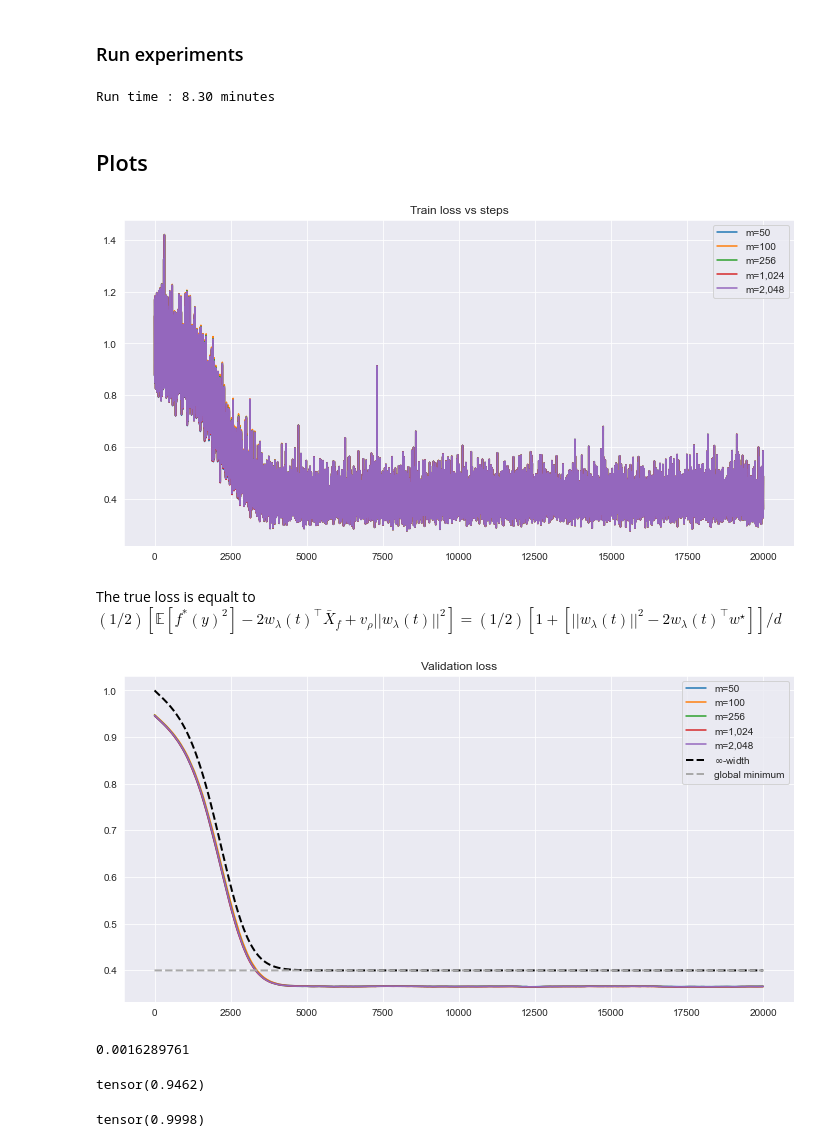
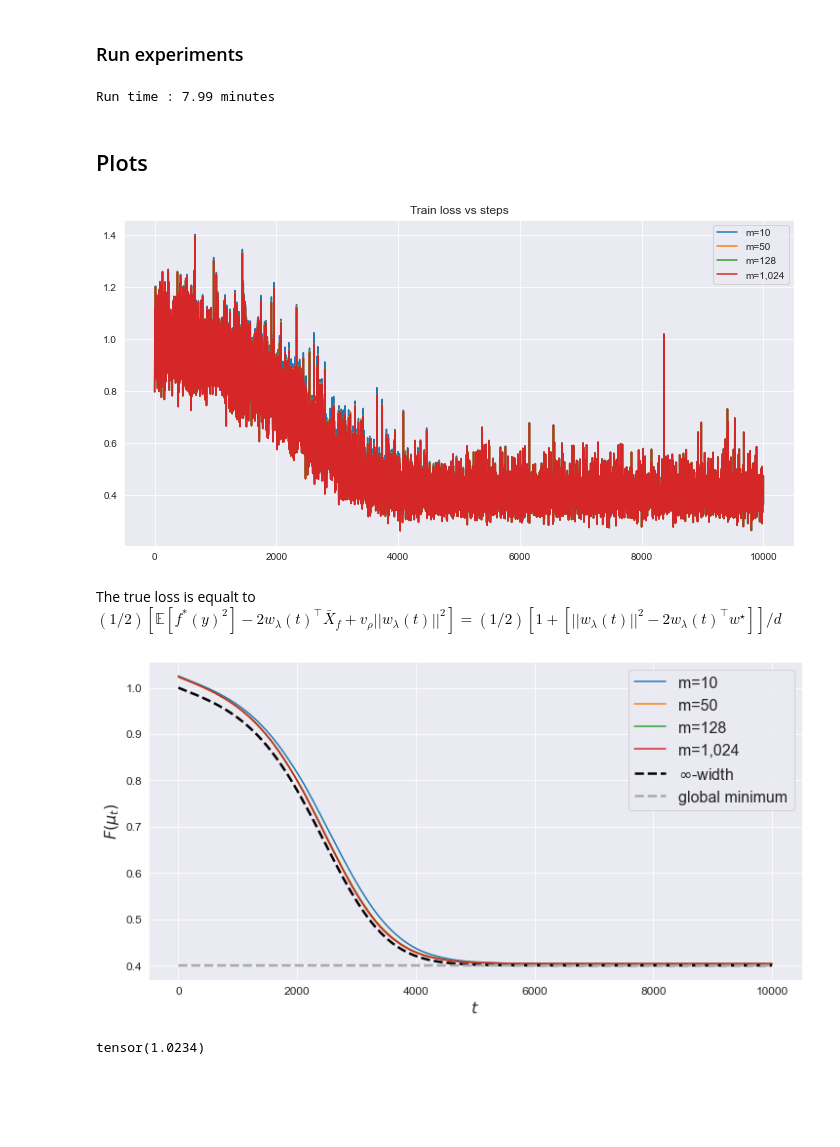
Before and after one commit to karl-hajjar/learning-structure, a Jupyter notebook: learning-structure/notebooks/odd-target.ipynb, the cells around one changed output. Saved outputs shown, nothing was run; the diff lists cells and outputs as text; code cells hidden in the pictures; blank space fills up the shorter version.

```diff
--- a/learning-structure/notebooks/odd-target.ipynb
+++ b/learning-structure/notebooks/odd-target.ipynb
@@ -38,19 +38,20 @@ from networks import two_layer_net
 # %% [markdown]
 ## Constants
 # %%
-n_samples = 500
-input_dim = 50
+n_samples = 10000 # 500
+input_dim = 60 # 50
 width = 1024  # 1024
 bias = False
 base_lr = 1.0e-2
 batch_size = 512
 
 SEED = 42
-n_steps = 20000
+n_steps = int(1e4) # int(5e3) # 20000
 
-widths = [50, 100, 256, 1024, 2048]
+#widths = [10, 20, 50, 128, 256, 1024]
+widths = [10, 50, 128, 1024]
 # %%
-FIGURES_DIR = os.path.join(ROOT, 'figures/2-layer/1d/{}'.format(width))
+FIGURES_DIR = os.path.join(ROOT, 'figures/2-layer/odd-target')
 create_dir(FIGURES_DIR)
 # %%
 set_random_seeds(SEED)
@@ -152,7 +153,7 @@ def train(network, optimizer):
             val_losses.append(val_loss.detach().item())
             y_hat_vals.append(y_hat_val.detach().numpy())
 
-            ws.append((network.input_layer.weight.detach() *
+            ws.append(0.5* (network.input_layer.weight.detach() *
                        torch.concat([torch.transpose(network.output_layer.weight.detach(), 0, 1)]*input_dim,
                                     dim=1)).mean(dim=0).numpy())
 
@@ -187,7 +188,7 @@ training_results, ode_dynamics = run(networks, optimizers, w_star, norm_w_star,
 end = time()
 print('Run time : {:.2f} minutes'.format((end - start) / 60))
 # %% [output]
-Run time : 8.30 minutes
+Run time : 7.99 minutes
 # %%
 lambdas, lambda_primes, w_lambdas = ode_dynamics
 # %% [markdown]
@@ -202,45 +203,42 @@ plt.legend()
 plt.title('Train loss vs steps')
 plt.show()
 # %% [output]
-[figure, old version]
+[figure, new version]
 # %% [markdown]
 The true loss is equalt to $(1/2)[\mathbb{E}[f^*(y)^2]- 2 w_\lambda(t)^\top \bar{X}_f + v_\rho ||w_\lambda(t)||^2 ] = (1/2)[1 + \left[||w_\lambda(t)||^2 - 2 w_\lambda(t)^\top w^\star \right]] / d$
 # %%
-# CONVERGENCE of w(t) towards w_star
 figure = plt.figure(figsize=(12, 6))
 
 for width in widths:
     plt.plot(np.arange(len(training_results[width]['val_losses'])), training_results[width]['val_losses'],
              label='m={:,}'.format(width))
 
 delta_lambdas = np.array(w_lambdas) - w_star.reshape(1, -1)
 squared_norm_delta_lambdas = np.sum(delta_lambdas ** 2, axis=1)
 # theoretical_losses = 0.5 * (1 - (norm_w_star**2) / input_dim + squared_norm_delta_lambdas / input_dim)
 theoretical_losses = 0.5 * (2 + (squared_norm_delta_lambdas - norm_w_star**2) / input_dim)
 
 plt.plot(np.arange(len(delta_lambdas)), theoretical_losses, label='$\\infty$-width', color='k',
-         linestyle='dashed', linewidth=2.0)
+         linestyle='dashed', linewidth=2.5)
 
 plt.plot(np.arange(len(delta_lambdas)), [0.5*(2 - (norm_w_star**2) / input_dim )]*len(delta_lambdas),
-         label='global minimum', color='darkgrey', linestyle='dashed', linewidth=2.0)
+         label='global minimum', color='darkgrey', linestyle='dashed', linewidth=2.5)
 
-plt.title('Validation loss')
-plt.legend()
+#plt.title('Validation loss', fontsize=16)
+plt.xlabel('$t$', fontsize=16)
+plt.ylabel('$F(\mu_t)$', fontsize=16)
+plt.xticks(fontsize=12)
+plt.yticks(fontsize=12)
+plt.legend(fontsize=16)
+plt.savefig(os.path.join(FIGURES_DIR, 'val_losses'))
 plt.show()
 # %% [output]
-[figure, old version]
+[figure, new version]
-# %%
-np.abs(y_hat_vals[0, :, :]).mean()
-# %% [output]
-0.0016289761
-# %%
-(0.5) * (y_val **2).mean()
-# %% [output]
-tensor(0.9462)
-# %%
-(0.5) * (all_ys **2).mean()
-# %% [output]
-tensor(0.9998)
+# %%
+with torch.no_grad():
+    print(0.5 * torch.mean(y_val**2))
+# %% [output]
+tensor(1.0234)
 # %%
 figure = plt.figure(figsize=(12, 6))
 for width in widths:
```
Also changed, not shown: parts of 5 cells of this notebook, 4 other files.
